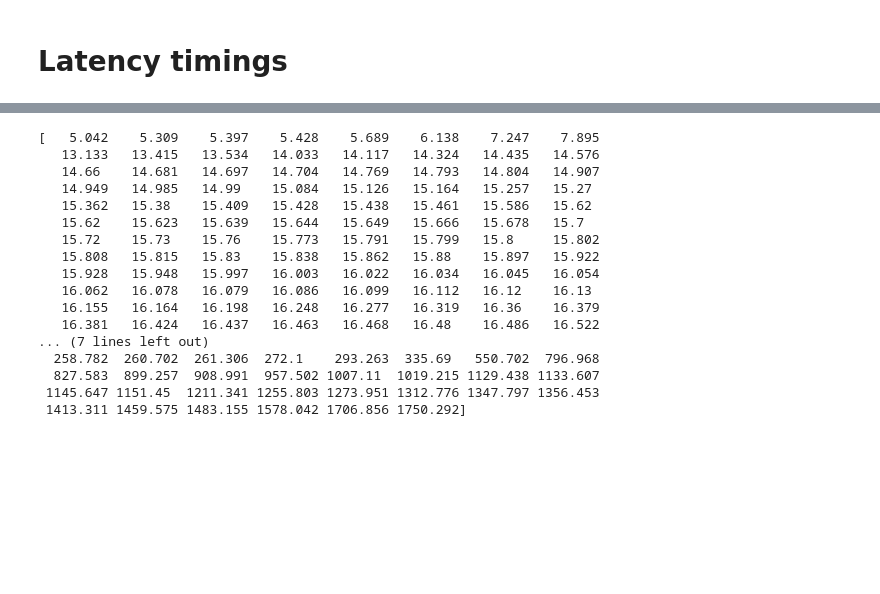
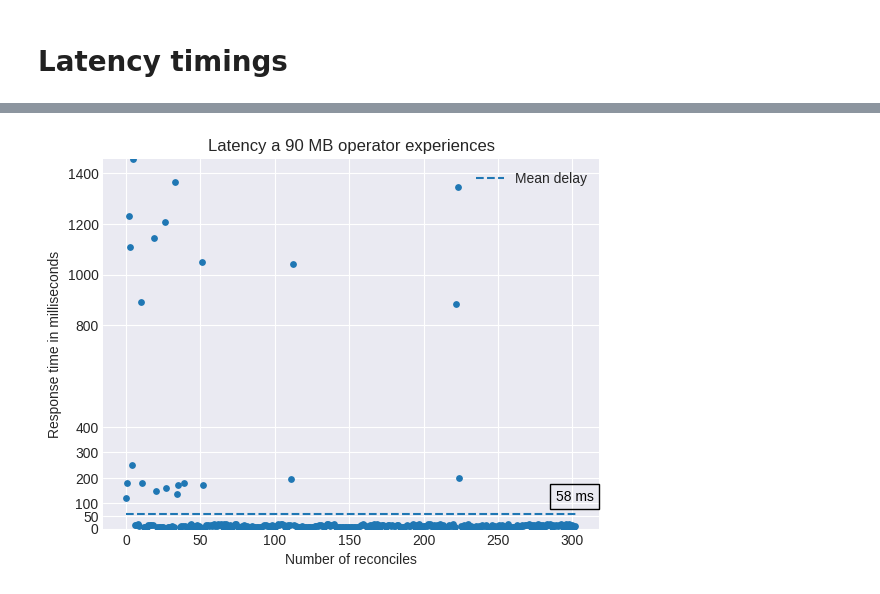
Before and after one commit to idlab-discover/wasm-operator, a Jupyter notebook: prediction/models/experiments.ipynb, the cells around one changed output, grey strips where cells are left out. Cells and saved outputs as stored; diff of their text form; code cells hidden in the pictures; blank space fills up the shorter version.

```diff
--- a/prediction/models/experiments.ipynb
+++ b/prediction/models/experiments.ipynb
@@ -217,21 +314,23 @@ np.mean(differences)
-# %%
-print(np.sort(differences))
-# %% [output]
-[   5.042    5.309    5.397    5.428    5.689    6.138    7.247    7.895
-   13.133   13.415   13.534   14.033   14.117   14.324   14.435   14.576
-   14.66    14.681   14.697   14.704   14.769   14.793   14.804   14.907
-   14.949   14.985   14.99    15.084   15.126   15.164   15.257   15.27
-   15.362   15.38    15.409   15.428   15.438   15.461   15.586   15.62
-   15.62    15.623   15.639   15.644   15.649   15.666   15.678   15.7
-   15.72    15.73    15.76    15.773   15.791   15.799   15.8     15.802
-   15.808   15.815   15.83    15.838   15.862   15.88    15.897   15.922
-   15.928   15.948   15.997   16.003   16.022   16.034   16.045   16.054
-   16.062   16.078   16.079   16.086   16.099   16.112   16.12    16.13
-   16.155   16.164   16.198   16.248   16.277   16.319   16.36    16.379
-   16.381   16.424   16.437   16.463   16.468   16.48    16.486   16.522
-... (7 lines left out)
-  258.782  260.702  261.306  272.1    293.263  335.69   550.702  796.968
-  827.583  899.257  908.991  957.502 1007.11  1019.215 1129.438 1133.607
- 1145.647 1151.45  1211.341 1255.803 1273.951 1312.776 1347.797 1356.453
- 1413.311 1459.575 1483.155 1578.042 1706.856 1750.292]
+# %%
+fig, ax = plt.subplots()
+ax.text(289, 110, str(int(np.mean(differences)))+" ms", color='black',
+        bbox=dict(facecolor='none', edgecolor='black', pad=4.0))
+
+
+plt.scatter(range(len(differences)),differences,s=15)
+plt.hlines(y=np.mean(differences), xmin=0, xmax=len(differences),linestyles='dashed',label="Mean delay")
+
+plt.title("Latency a 90 MB operator experiences")
+plt.ylabel("Response time in milliseconds")
+plt.xlabel("Number of reconciles")
+plt.legend(loc="upper right")
+#plt.xlim((0,len(differences)))
+plt.ylim((0,np.max(differences)))
+plt.yticks([0,50,100,200,300,400,800,1000,1200,1400],[0,50,100,200,300,400,800,1000,1200,1400])
+#plt.yscale('log',base=2)
+# Show the graph
+
+plt.show()
+# %% [output]
+[figure, added]
 # %%
```
Also changed, not shown: parts of 9 cells of this notebook, 2 other files.
